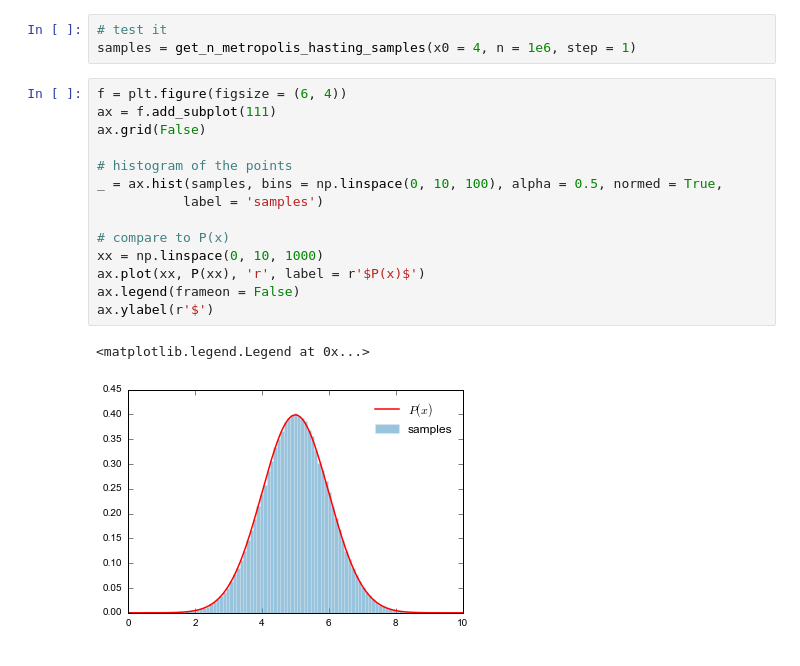
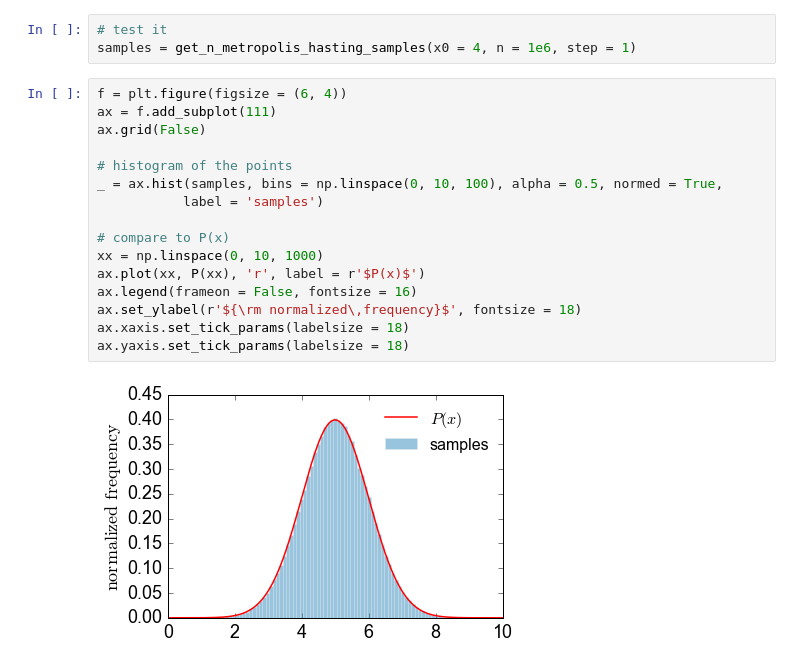
Before and after one commit to kareemelbadry/astr_250, a Jupyter notebook: hw1/Astr_250_HW1.ipynb, the cells around one changed output. Saved outputs shown, nothing was run; the diff lists cells and outputs as text.

```diff
--- a/hw1/Astr_250_HW1.ipynb
+++ b/hw1/Astr_250_HW1.ipynb
@@ -68,17 +68,18 @@ samples = get_n_metropolis_hasting_samples(x0 = 4, n = 1e6, step = 1)
 # %%
 f = plt.figure(figsize = (6, 4))
 ax = f.add_subplot(111)
 ax.grid(False)
 
 # histogram of the points
 _ = ax.hist(samples, bins = np.linspace(0, 10, 100), alpha = 0.5, normed = True,
            label = 'samples')
 
 # compare to P(x)
 xx = np.linspace(0, 10, 1000)
 ax.plot(xx, P(xx), 'r', label = r'$P(x)$')
-ax.legend(frameon = False)
-ax.ylabel(r'$')
+ax.legend(frameon = False, fontsize = 16)
+ax.set_ylabel(r'${\rm normalized\,frequency}$', fontsize = 18)
+ax.xaxis.set_tick_params(labelsize = 18)
+ax.yaxis.set_tick_params(labelsize = 18)
 # %% [output]
-<matplotlib.legend.Legend at 0x...>
-[figure, old version]
+[figure, new version]
```
Also changed, not shown: parts of 1 cell of this notebook.
